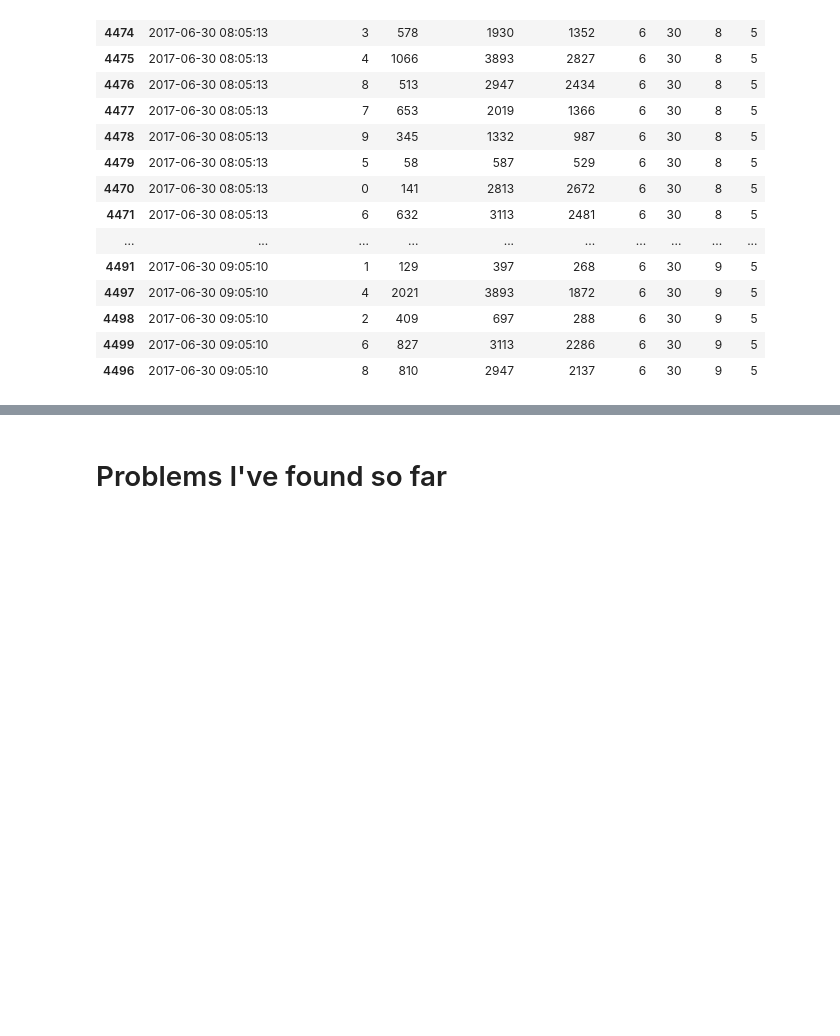
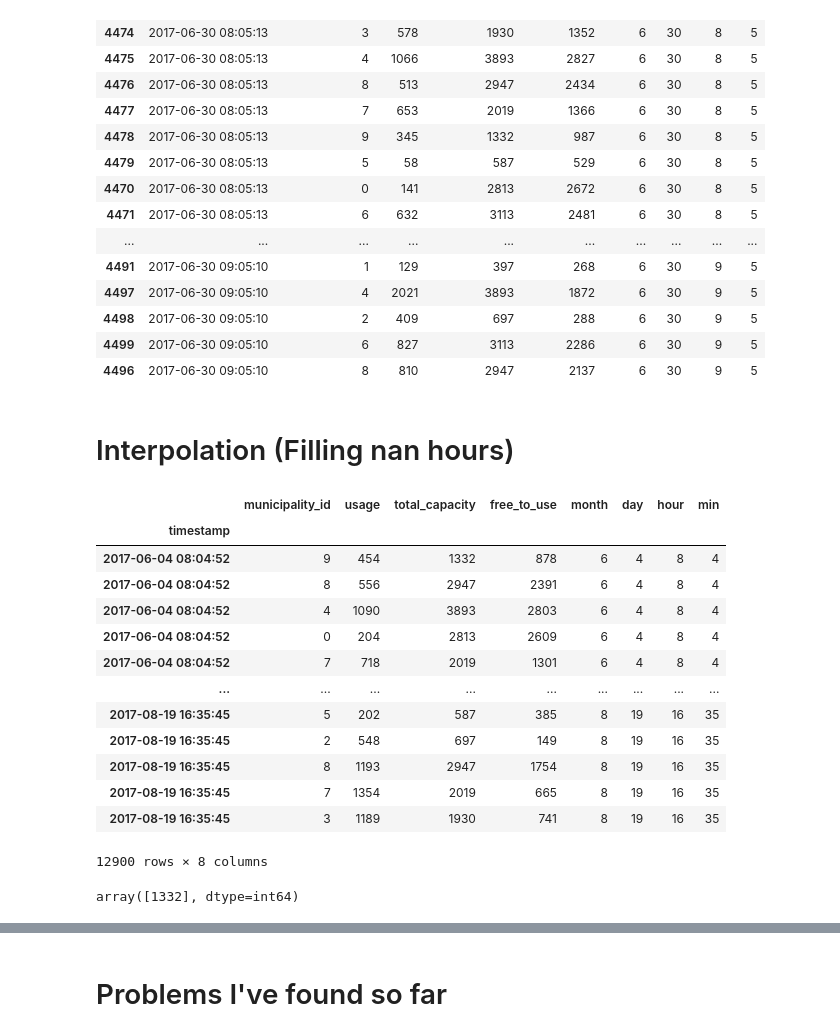
Before and after one commit to EmincanY/TimeSeriesModels-MunicipalityPredictions, a Jupyter notebook: Emincan_YILMAZ_interview.ipynb, the cells around one changed output, grey strips where cells are left out. Saved outputs shown, nothing was run; the diff lists cells and outputs as text; code cells hidden in the pictures; blank space fills up the shorter version.

Commit message:
Last preprocessing part interpolation will be start

```diff
--- a/Emincan_YILMAZ_interview.ipynb
+++ b/Emincan_YILMAZ_interview.ipynb
@@ -747,3 +735,5 @@ df[(df['month'] == 6) & (df['day'] == 30)].head(30) # 30.th june normal now.
 | 4498 | 2017-06-30 09:05:10 | 2 | 409 | 697 | 288 | 6 | 30 | 9 | 5 |
 | 4499 | 2017-06-30 09:05:10 | 6 | 827 | 3113 | 2286 | 6 | 30 | 9 | 5 |
 | 4496 | 2017-06-30 09:05:10 | 8 | 810 | 2947 | 2137 | 6 | 30 | 9 | 5 |
+# %% [markdown]
+# Interpolation (Filling nan hours)
@@ -749,0 +755,23 @@ df[(df['month'] == 6) & (df['day'] == 30)].head(30) # 30.th june normal now.
+# %%
+df.set_index('timestamp' , drop=True , inplace=True)
+# %%
+df
+# %% [output]
+|  | municipality_id | usage | total_capacity | free_to_use | month | day | hour | min |
+| timestamp |  |  |  |  |  |  |  |  |
+| 2017-06-04 08:04:52 | 9 | 454 | 1332 | 878 | 6 | 4 | 8 | 4 |
+| 2017-06-04 08:04:52 | 8 | 556 | 2947 | 2391 | 6 | 4 | 8 | 4 |
+| 2017-06-04 08:04:52 | 4 | 1090 | 3893 | 2803 | 6 | 4 | 8 | 4 |
+| 2017-06-04 08:04:52 | 0 | 204 | 2813 | 2609 | 6 | 4 | 8 | 4 |
+| 2017-06-04 08:04:52 | 7 | 718 | 2019 | 1301 | 6 | 4 | 8 | 4 |
+| ... | ... | ... | ... | ... | ... | ... | ... | ... |
+| 2017-08-19 16:35:45 | 5 | 202 | 587 | 385 | 8 | 19 | 16 | 35 |
+| 2017-08-19 16:35:45 | 2 | 548 | 697 | 149 | 8 | 19 | 16 | 35 |
+| 2017-08-19 16:35:45 | 8 | 1193 | 2947 | 1754 | 8 | 19 | 16 | 35 |
+| 2017-08-19 16:35:45 | 7 | 1354 | 2019 | 665 | 8 | 19 | 16 | 35 |
+| 2017-08-19 16:35:45 | 3 | 1189 | 1930 | 741 | 8 | 19 | 16 | 35 |
+12900 rows × 8 columns
+# %%
+df[df['municipality_id'] == 9]['total_capacity'].unique()
+# %% [output]
+array([1332], dtype=int64)
```
Also changed, not shown: parts of 41 cells of this notebook.
